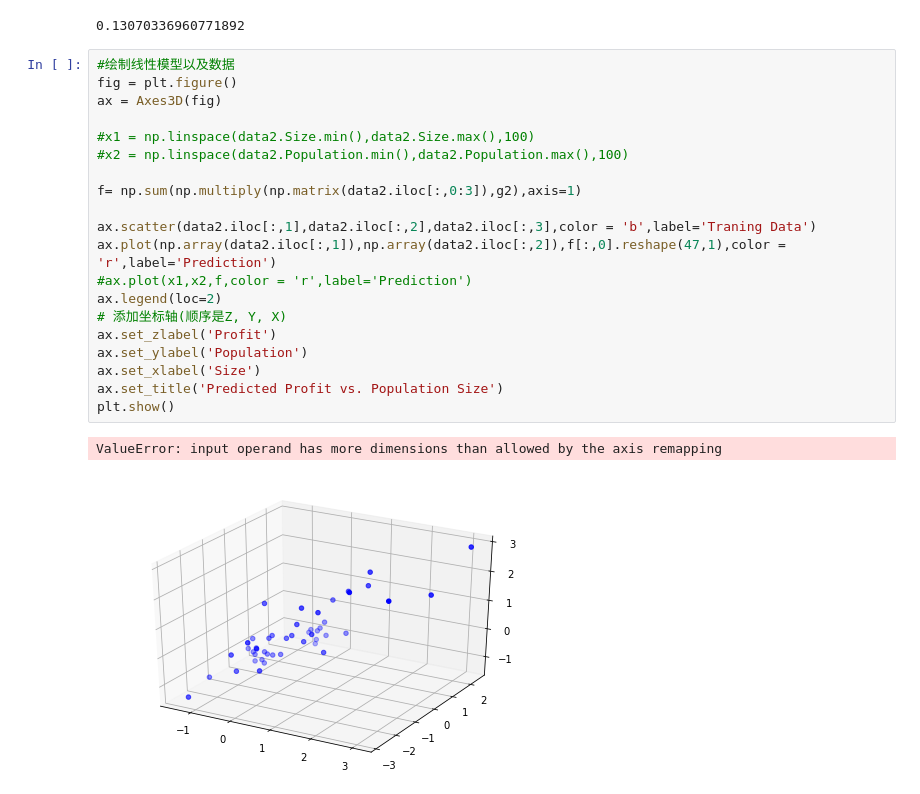
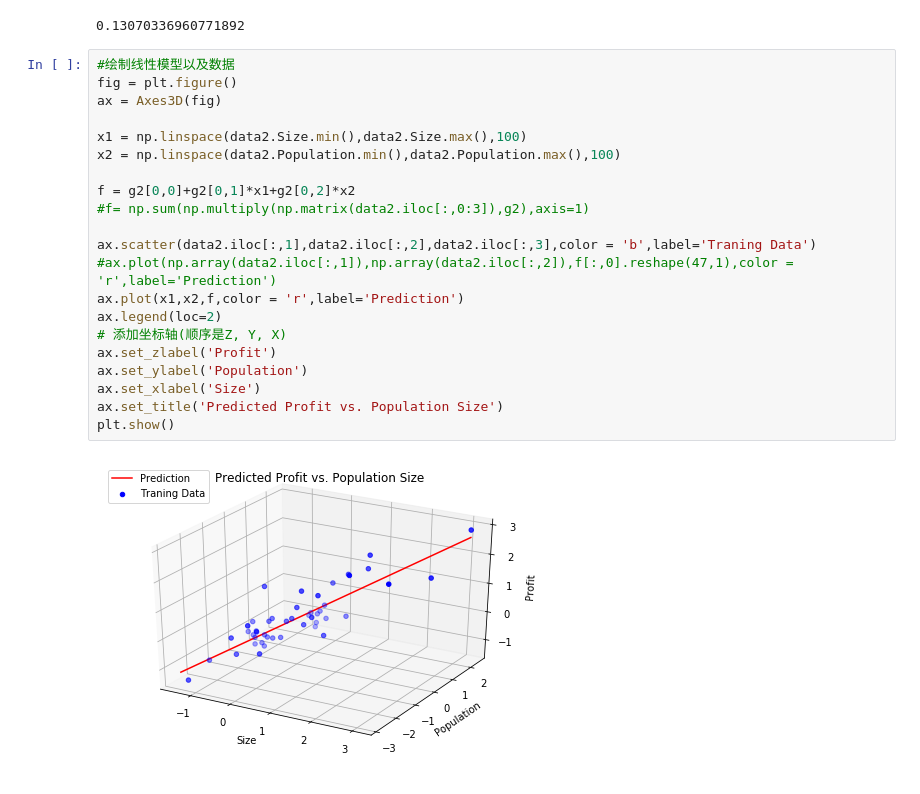
Before and after one commit to changsl231/LocalGithub, a Jupyter notebook: JupyterNotebook/Machine Learning/Andrew Ng/ex 1/ex1.ipynb, the cells around one changed output. Drawn from its saved outputs; the diff is of its cells as text.

```diff
--- a/JupyterNotebook/Machine Learning/Andrew Ng/ex 1/ex1.ipynb
+++ b/JupyterNotebook/Machine Learning/Andrew Ng/ex 1/ex1.ipynb
@@ -198,26 +198,26 @@ computeCost(X2, y2, g2)
 # %%
 #绘制线性模型以及数据
 fig = plt.figure()
 ax = Axes3D(fig)
 
-#x1 = np.linspace(data2.Size.min(),data2.Size.max(),100)
-#x2 = np.linspace(data2.Population.min(),data2.Population.max(),100)
+x1 = np.linspace(data2.Size.min(),data2.Size.max(),100)
+x2 = np.linspace(data2.Population.min(),data2.Population.max(),100)
 
-f= np.sum(np.multiply(np.matrix(data2.iloc[:,0:3]),g2),axis=1)
+f = g2[0,0]+g2[0,1]*x1+g2[0,2]*x2
+#f= np.sum(np.multiply(np.matrix(data2.iloc[:,0:3]),g2),axis=1)
 
 ax.scatter(data2.iloc[:,1],data2.iloc[:,2],data2.iloc[:,3],color = 'b',label='Traning Data')
-ax.plot(np.array(data2.iloc[:,1]),np.array(data2.iloc[:,2]),f[:,0].reshape(47,1),color = 'r',label='Prediction')
-#ax.plot(x1,x2,f,color = 'r',label='Prediction')
+#ax.plot(np.array(data2.iloc[:,1]),np.array(data2.iloc[:,2]),f[:,0].reshape(47,1),color = 'r',label='Prediction')
+ax.plot(x1,x2,f,color = 'r',label='Prediction')
 ax.legend(loc=2)
 # 添加坐标轴(顺序是Z, Y, X)
 ax.set_zlabel('Profit')
 ax.set_ylabel('Population')
 ax.set_xlabel('Size')
 ax.set_title('Predicted Profit vs. Population Size')
 plt.show()
 # %% [output]
-ValueError: input operand has more dimensions than allowed by the axis remapping
-[figure, old version]
+[figure, new version]
 # %%
 #查看训练过程
 fig, ax = plt.subplots(figsize=(12,8))
```
Also changed, not shown: parts of 16 cells of this notebook, 2 other files.
